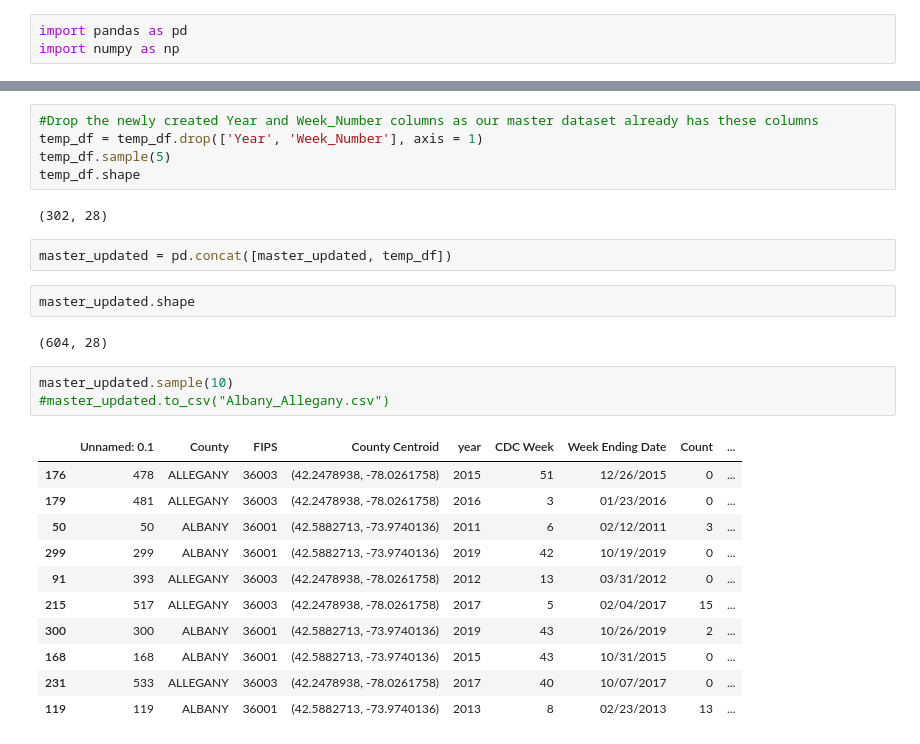
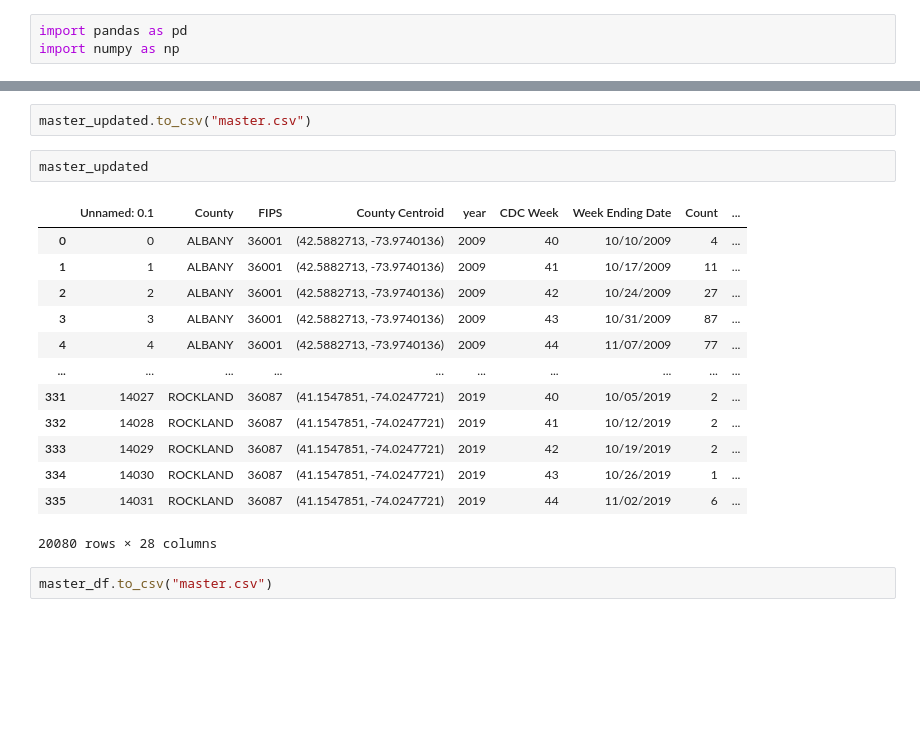
Before and after one commit to shivasanketh-rm/InfluenzaOutbreaks, a Jupyter notebook: IO_weatherPrep.ipynb, the cells around one changed output, grey strips where cells are left out. Drawn from its saved outputs; the diff is of its cells as text; blank space fills up the shorter version.

Commit message:
Modified for new format of Cornell dataset

```diff
--- a/IO_weatherPrep.ipynb
+++ b/IO_weatherPrep.ipynb
@@ -138,28 +118,20 @@ temp_df = pd.merge(df_master.loc[df_master['County'] == county_name], df_TPS_1,
-# %%
-#Drop the newly created Year and Week_Number columns as our master dataset already has these columns
-temp_df = temp_df.drop(['Year', 'Week_Number'], axis = 1)
-temp_df.sample(5)
-temp_df.shape
-# %% [output]
-(302, 28)
-# %%
-master_updated = pd.concat([master_updated, temp_df])
+# %%
+master_updated.to_csv("master.csv")
 # %%
-master_updated.shape
+master_updated
 # %% [output]
+|  | Unnamed: 0.1 | County | FIPS | County Centroid | year | CDC Week | Week Ending Date | Count | ... |
+| 0 | 0 | ALBANY | 36001 | (42.5882713, -73.9740136) | 2009 | 40 | 10/10/2009 | 4 | ... |
+| 1 | 1 | ALBANY | 36001 | (42.5882713, -73.9740136) | 2009 | 41 | 10/17/2009 | 11 | ... |
+| 2 | 2 | ALBANY | 36001 | (42.5882713, -73.9740136) | 2009 | 42 | 10/24/2009 | 27 | ... |
+| 3 | 3 | ALBANY | 36001 | (42.5882713, -73.9740136) | 2009 | 43 | 10/31/2009 | 87 | ... |
+| 4 | 4 | ALBANY | 36001 | (42.5882713, -73.9740136) | 2009 | 44 | 11/07/2009 | 77 | ... |
+| ... | ... | ... | ... | ... | ... | ... | ... | ... | ... |
+| 331 | 14027 | ROCKLAND | 36087 | (41.1547851, -74.0247721) | 2019 | 40 | 10/05/2019 | 2 | ... |
+| 332 | 14028 | ROCKLAND | 36087 | (41.1547851, -74.0247721) | 2019 | 41 | 10/12/2019 | 2 | ... |
+| 333 | 14029 | ROCKLAND | 36087 | (41.1547851, -74.0247721) | 2019 | 42 | 10/19/2019 | 2 | ... |
+| 334 | 14030 | ROCKLAND | 36087 | (41.1547851, -74.0247721) | 2019 | 43 | 10/26/2019 | 1 | ... |
+| 335 | 14031 | ROCKLAND | 36087 | (41.1547851, -74.0247721) | 2019 | 44 | 11/02/2019 | 6 | ... |
-(604, 28)
+20080 rows × 28 columns
-# %%
-master_updated.sample(10)
-#master_updated.to_csv("Albany_Allegany.csv")
-# %% [output]
-|  | Unnamed: 0.1 | County | FIPS | County Centroid | year | CDC Week | Week Ending Date | Count | ... |
-| 176 | 478 | ALLEGANY | 36003 | (42.2478938, -78.0261758) | 2015 | 51 | 12/26/2015 | 0 | ... |
-| 179 | 481 | ALLEGANY | 36003 | (42.2478938, -78.0261758) | 2016 | 3 | 01/23/2016 | 0 | ... |
-| 50 | 50 | ALBANY | 36001 | (42.5882713, -73.9740136) | 2011 | 6 | 02/12/2011 | 3 | ... |
-| 299 | 299 | ALBANY | 36001 | (42.5882713, -73.9740136) | 2019 | 42 | 10/19/2019 | 0 | ... |
-| 91 | 393 | ALLEGANY | 36003 | (42.2478938, -78.0261758) | 2012 | 13 | 03/31/2012 | 0 | ... |
-| 215 | 517 | ALLEGANY | 36003 | (42.2478938, -78.0261758) | 2017 | 5 | 02/04/2017 | 15 | ... |
-| 300 | 300 | ALBANY | 36001 | (42.5882713, -73.9740136) | 2019 | 43 | 10/26/2019 | 2 | ... |
-| 168 | 168 | ALBANY | 36001 | (42.5882713, -73.9740136) | 2015 | 43 | 10/31/2015 | 0 | ... |
-| 231 | 533 | ALLEGANY | 36003 | (42.2478938, -78.0261758) | 2017 | 40 | 10/07/2017 | 0 | ... |
-| 119 | 119 | ALBANY | 36001 | (42.5882713, -73.9740136) | 2013 | 8 | 02/23/2013 | 13 | ... |
+# %%
+master_df.to_csv("master.csv")
```
Also changed, not shown: parts of 7 cells of this notebook.
